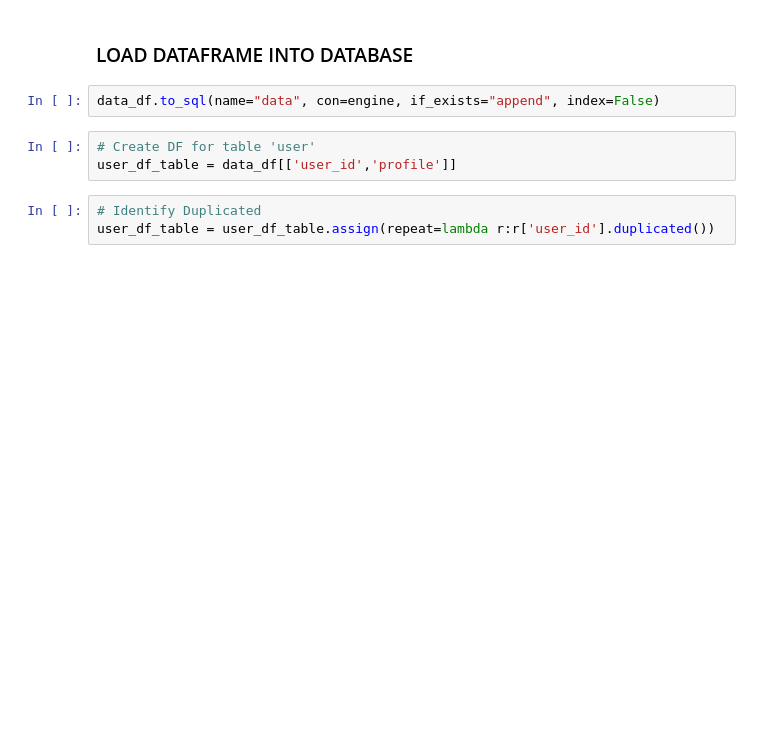
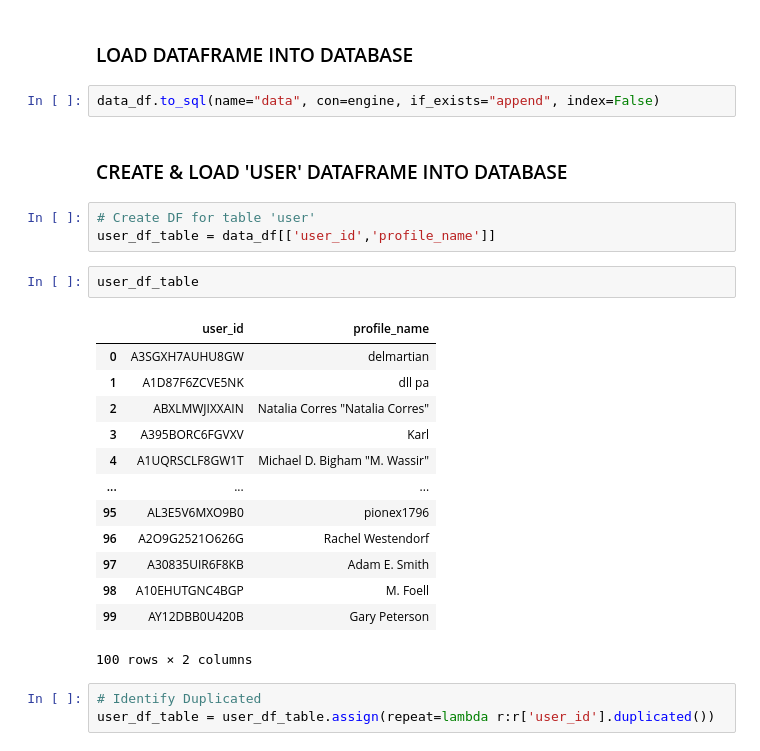
Before and after one commit to VikGonzalez/Amazon-Project, a Jupyter notebook: OK.ipynb, the cells around one changed output. Cells and saved outputs as stored; diff of their text form; blank space fills up the shorter version.

```diff
--- a/OK.ipynb
+++ b/OK.ipynb
@@ -126,9 +148,27 @@ engine = create_engine(f"postgresql+psycopg2://{connection_string}")
 ### LOAD DATAFRAME INTO DATABASE
 # %%
 data_df.to_sql(name="data", con=engine, if_exists="append", index=False)
+# %% [markdown]
+### CREATE & LOAD 'USER' DATAFRAME INTO DATABASE
 # %%
 # Create DF for table 'user'
-user_df_table = data_df[['user_id','profile']]
+user_df_table = data_df[['user_id','profile_name']]
+# %%
+user_df_table
+# %% [output]
+|  | user_id | profile_name |
+| 0 | A3SGXH7AUHU8GW | delmartian |
+| 1 | A1D87F6ZCVE5NK | dll pa |
+| 2 | ABXLMWJIXXAIN | Natalia Corres "Natalia Corres" |
+| 3 | A395BORC6FGVXV | Karl |
+| 4 | A1UQRSCLF8GW1T | Michael D. Bigham "M. Wassir" |
+| ... | ... | ... |
+| 95 | AL3E5V6MXO9B0 | pionex1796 |
+| 96 | A2O9G2521O626G | Rachel Westendorf |
+| 97 | A30835UIR6F8KB | Adam E. Smith |
+| 98 | A10EHUTGNC4BGP | M. Foell |
+| 99 | AY12DBB0U420B | Gary Peterson |
+100 rows × 2 columns
 # %%
 # Identify Duplicated
 user_df_table = user_df_table.assign(repeat=lambda r:r['user_id'].duplicated())
```
Also changed, not shown: parts of 20 cells of this notebook, 1 other file.
